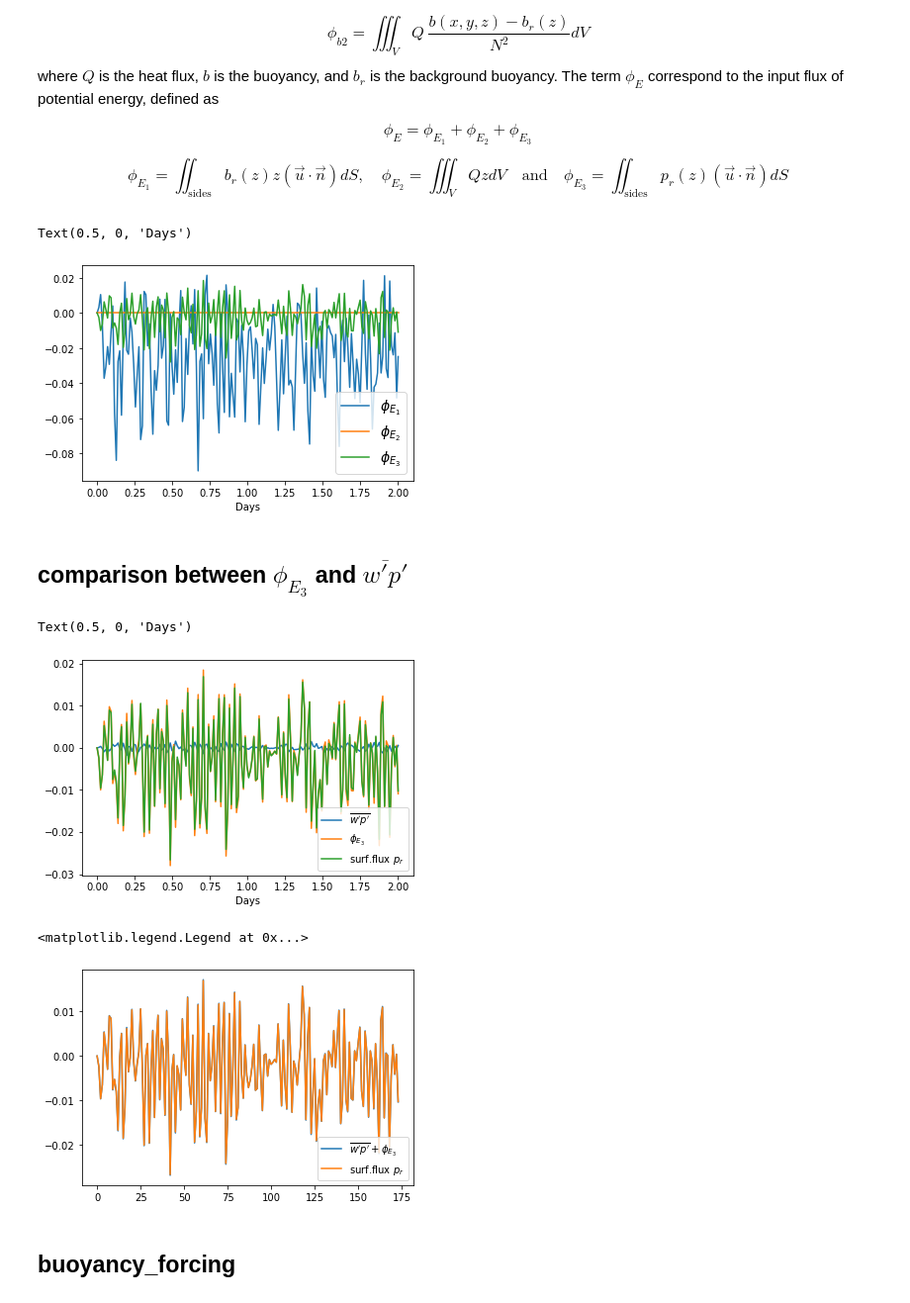
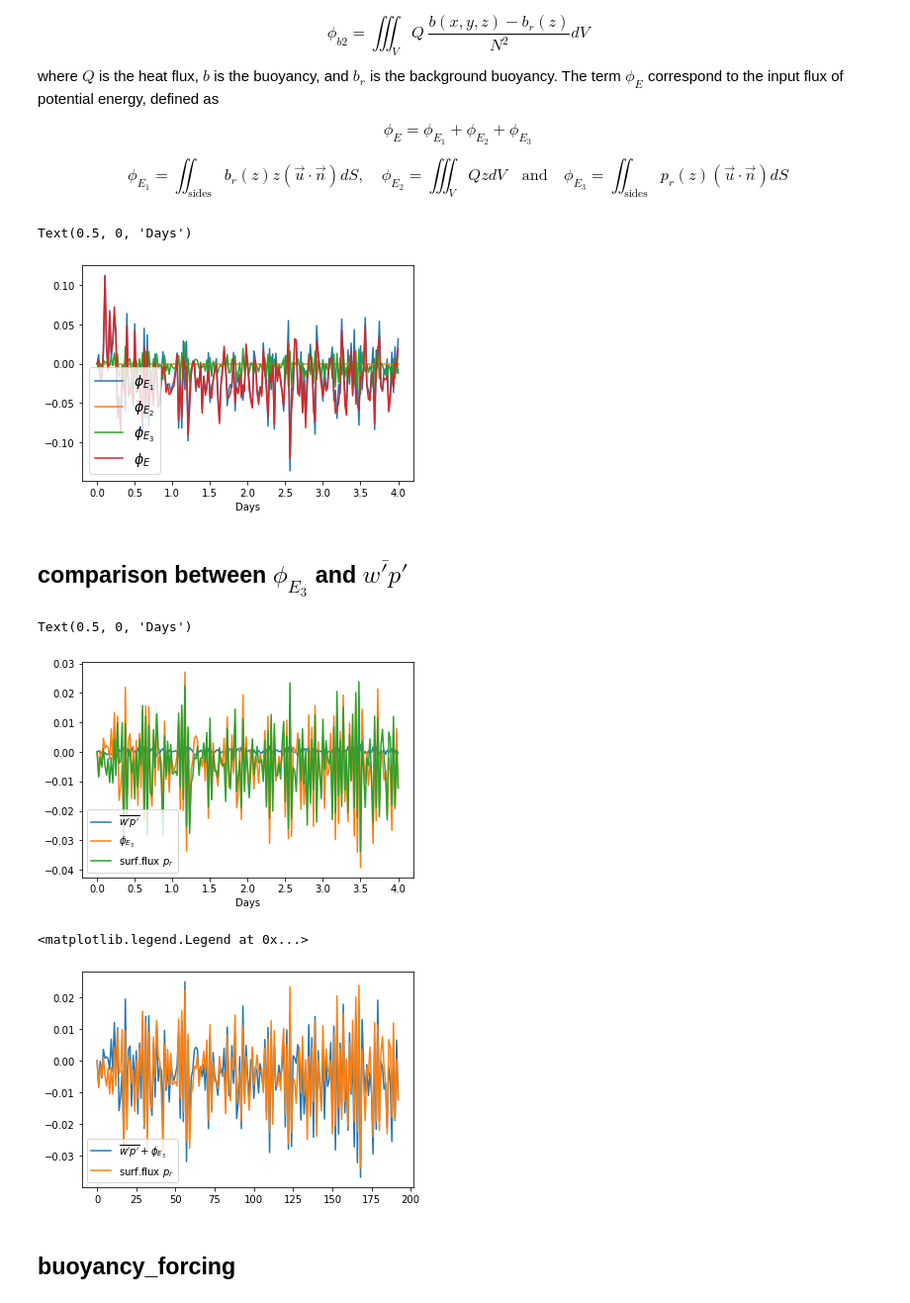
Before and after one commit to cpierard/Nyles, a Jupyter notebook: notebooks/Energy_Budget.ipynb, the cells around one changed output. Shown at 99% size. Drawn from its saved outputs; the diff is of its cells as text; code cells hidden in the pictures.

```diff
--- a/notebooks/Energy_Budget.ipynb
+++ b/notebooks/Energy_Budget.ipynb
@@ -7,6 +8,6 @@ import tracemalloc
 # %%
-#exp = diag.plume('../../data/Nyles/forced_plume_32z/', 'forced_plume_32z')
-exp = diag.plume('../../data/Nyles/plume_2days_pressure/', 'plume_2days_pressure')
+exp = diag.plume('../../data/Nyles/plume_4days_nonrot/', 'plume_4days_nonrot')
+#exp = diag.plume('../../data/Nyles/plume_2days_pressure_4/', 'plume_2days_pressure_4')
 time = exp.time/3600/24
 r_lim = 0.3
-z_lim = 0.55
+z_lim = 0.6
@@ -75,15 +139,18 @@ where $Q$ is the heat flux, $b$ is the buoyancy, and $b_r$ is the background buo
 ϕ_E2 = exp.Volume_integral('Q_times_z', r_lim, z_lim)
 # %%
 ϕ_E3 = exp.Lateral_flux('pr', r_lim, z_lim)
+# %%
+ϕ_E = ϕ_E1 + ϕ_E2 + ϕ_E3
 # %%
 plt.plot(time, ϕ_E1, label='$\phi_{E_1}$')
 plt.plot(time, ϕ_E2, label='$\phi_{E_2}$')
 plt.plot(time, ϕ_E3, label='$\phi_{E_3}$')
+plt.plot(time, ϕ_E, label='$\phi_{E}$')
 plt.legend(fontsize=14)
 plt.xlabel('Days')
 # %% [output]
 Text(0.5, 0, 'Days')
-[figure, old version]
+[figure, new version]
 # %% [markdown]
 ## comparison between $\phi_{E_3}$ and $\overline{w'p'}$
 # %%
@@ -98,14 +165,14 @@ plt.legend()
 plt.xlabel('Days')
 # %% [output]
 Text(0.5, 0, 'Days')
-[figure, old version]
+[figure, new version]
 # %%
 plt.plot(wp + ϕ_E3, label="$\overline{w'p'} + \phi_{E_3}$")
 plt.plot(total_pr_flux, label="surf.flux $p_r$")
 plt.legend()
 # %% [output]
 <matplotlib.legend.Legend at 0x...>
-[figure, old version]
+[figure, new version]
 # %% [markdown]
 ## buoyancy_forcing
 # %%
```
Also changed, not shown: parts of 37 cells of this notebook, 1 other file.
